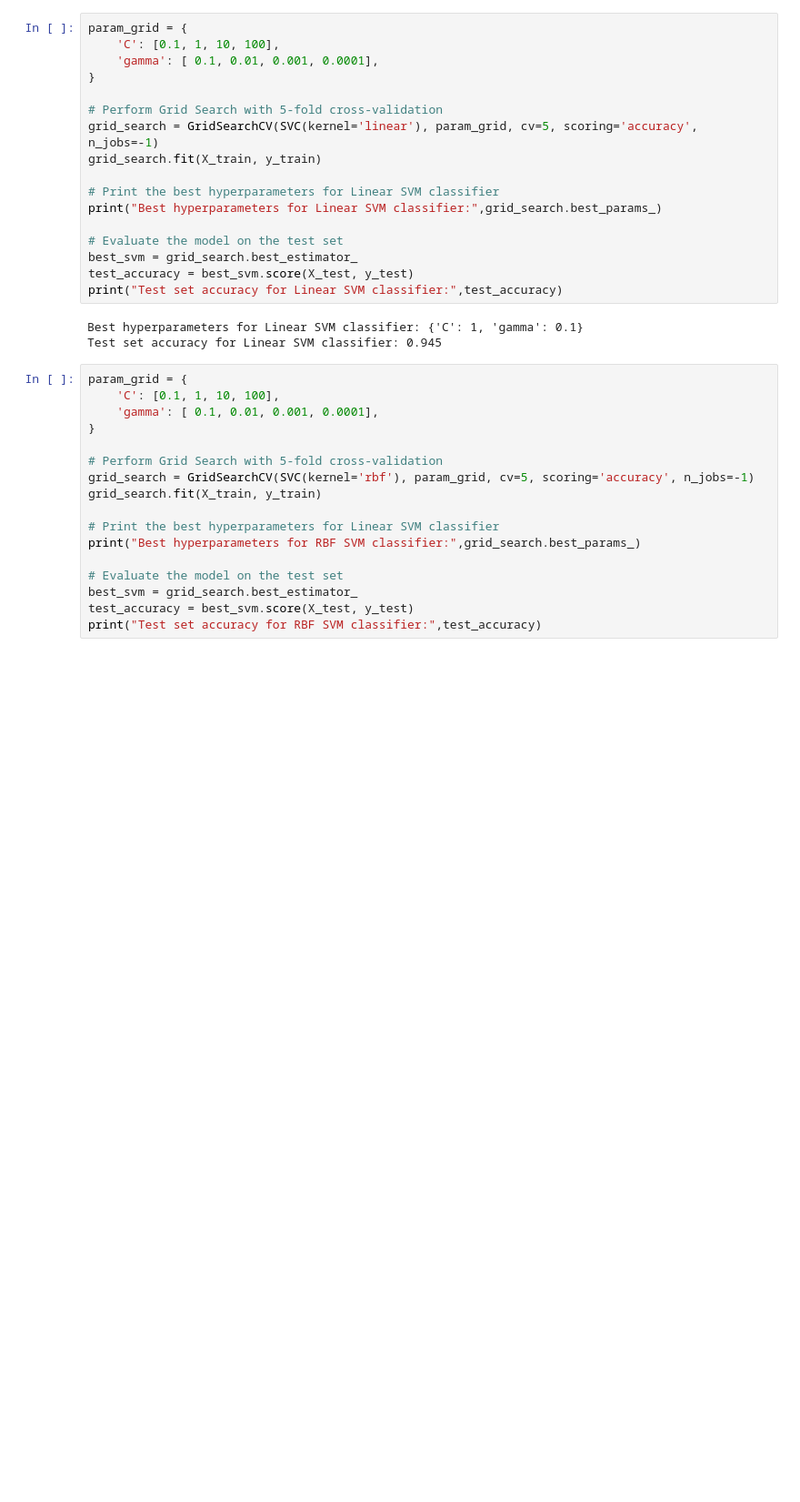
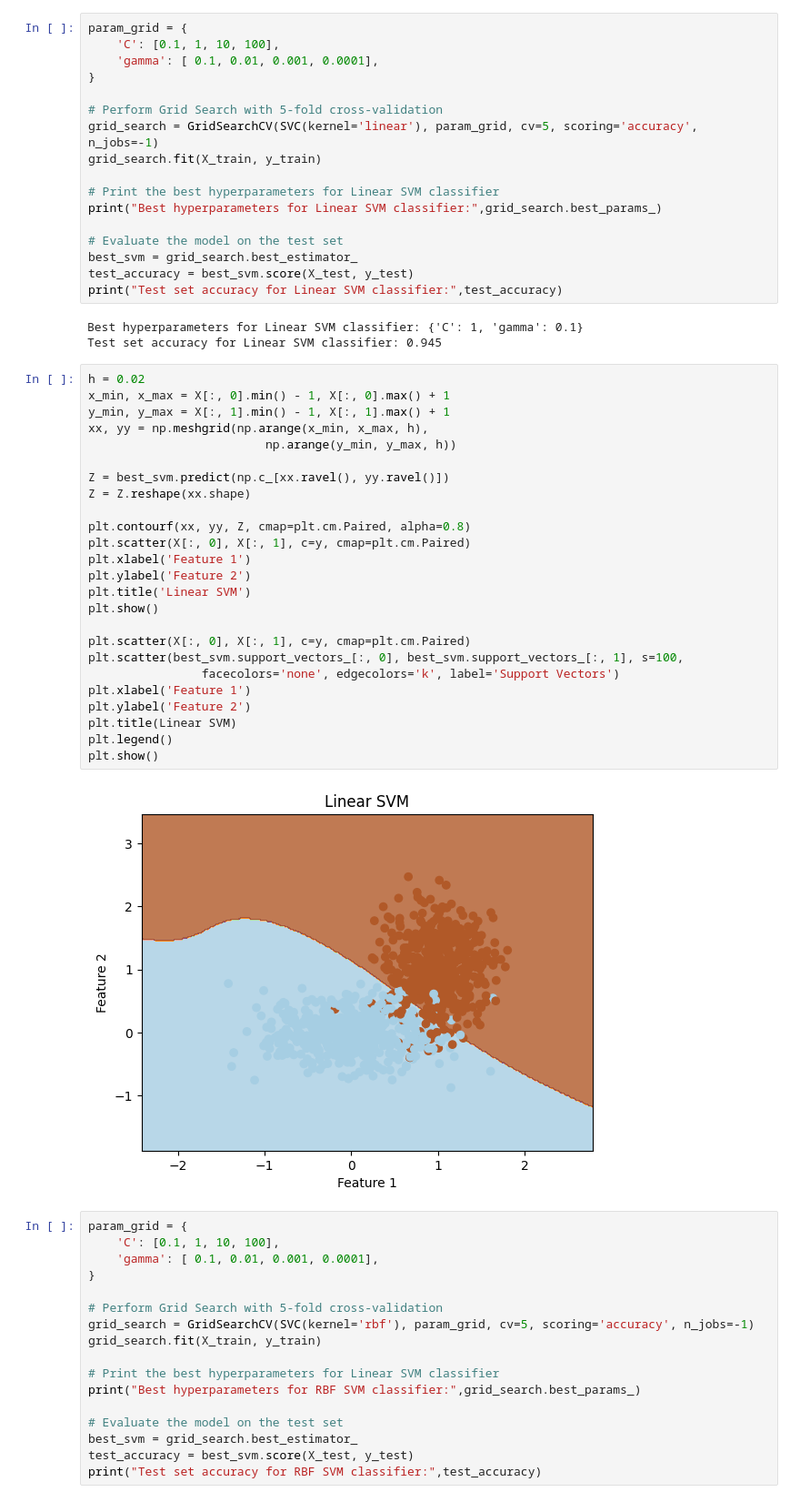
Before and after one commit to Amrithya/Classification-of-Forest-Cover-Types-using-SVM, a Jupyter notebook: partOne/partOne.ipynb, the cells around one changed output. Shown: that part at 91% size. Cells and saved outputs as stored; diff of their text form; blank space fills up the shorter version.

```diff
--- a/partOne/partOne.ipynb
+++ b/partOne/partOne.ipynb
@@ -133,6 +133,33 @@ print("Test set accuracy for Linear SVM classifier:",test_accuracy)
 # %% [output]
 Best hyperparameters for Linear SVM classifier: {'C': 1, 'gamma': 0.1}
 Test set accuracy for Linear SVM classifier: 0.945
+# %%
+h = 0.02
+x_min, x_max = X[:, 0].min() - 1, X[:, 0].max() + 1
+y_min, y_max = X[:, 1].min() - 1, X[:, 1].max() + 1
+xx, yy = np.meshgrid(np.arange(x_min, x_max, h),
+                         np.arange(y_min, y_max, h))
+
+Z = best_svm.predict(np.c_[xx.ravel(), yy.ravel()])
+Z = Z.reshape(xx.shape)
+
+plt.contourf(xx, yy, Z, cmap=plt.cm.Paired, alpha=0.8)
+plt.scatter(X[:, 0], X[:, 1], c=y, cmap=plt.cm.Paired)
+plt.xlabel('Feature 1')
+plt.ylabel('Feature 2')
+plt.title('Linear SVM')
+plt.show()
+
+plt.scatter(X[:, 0], X[:, 1], c=y, cmap=plt.cm.Paired)
+plt.scatter(best_svm.support_vectors_[:, 0], best_svm.support_vectors_[:, 1], s=100,
+                facecolors='none', edgecolors='k', label='Support Vectors')
+plt.xlabel('Feature 1')
+plt.ylabel('Feature 2')
+plt.title(Linear SVM)
+plt.legend()
+plt.show()
+# %% [output]
+[figure, added]
 # %%
 param_grid = {
     'C': [0.1, 1, 10, 100],
```
Also changed, not shown: parts of 2 cells of this notebook.
